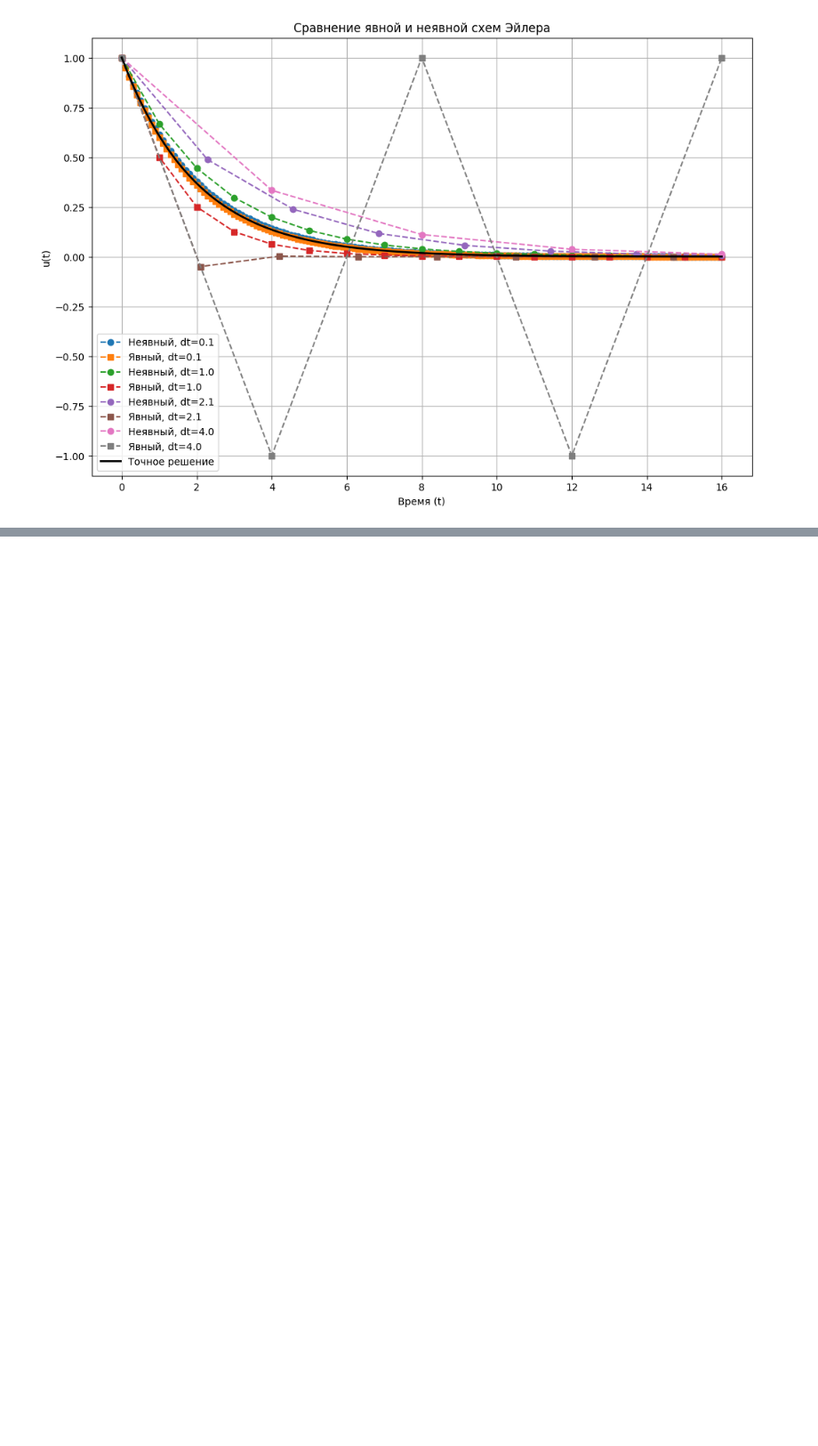
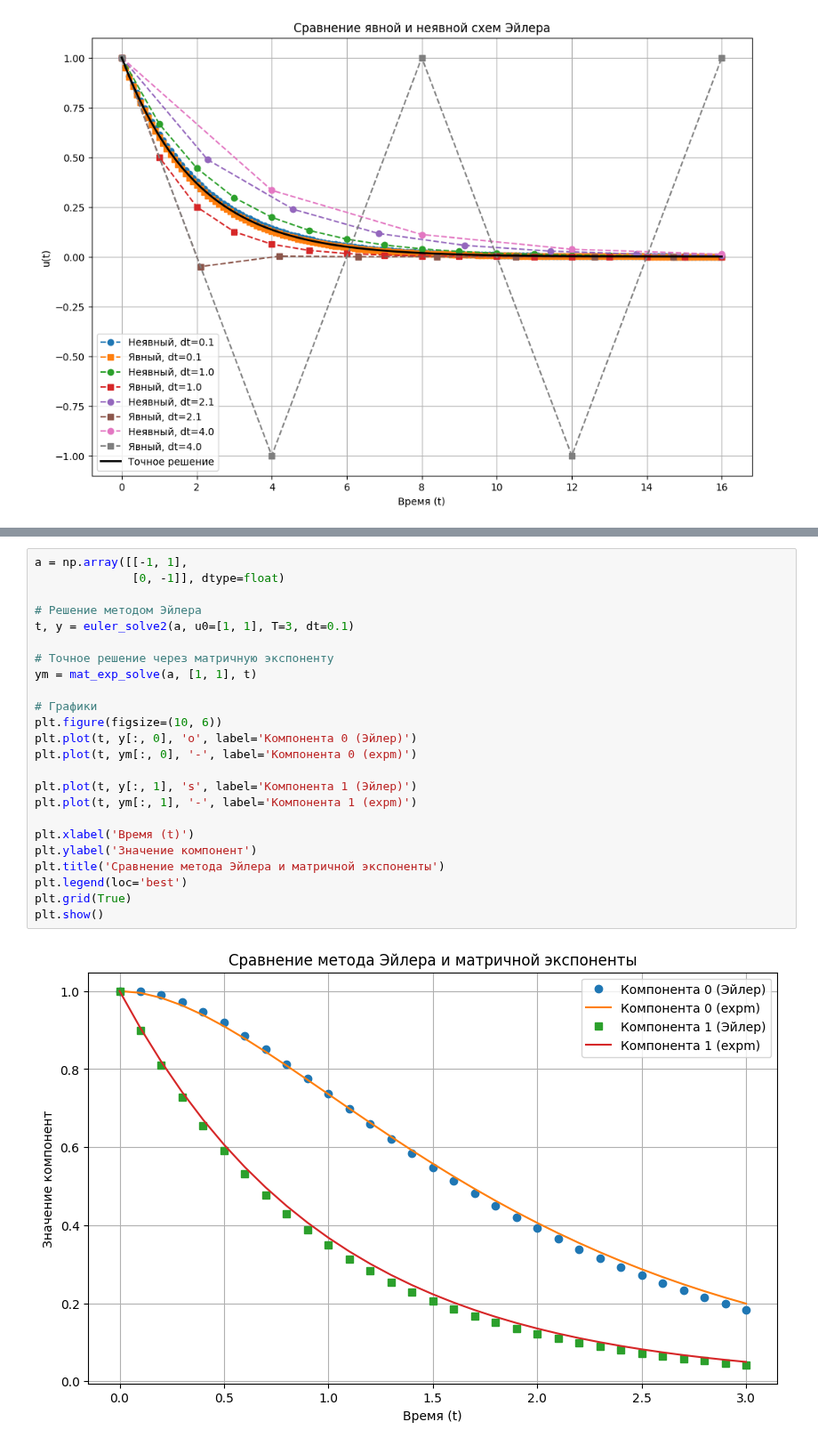
Before and after one commit to OhNoMyRook/Calculus, a Jupyter notebook: 2sem-5.ipynb, the cells around one changed output, grey strips where cells are left out. Shown at 89% size. Saved outputs shown, nothing was run; the diff lists cells and outputs as text; blank space fills up the shorter version.

```diff
--- a/2sem-5.ipynb
+++ b/2sem-5.ipynb
@@ -66,0 +141,26 @@ plt.show()
+# %%
+a = np.array([[-1, 1],
+              [0, -1]], dtype=float)
+
+# Решение методом Эйлера
+t, y = euler_solve2(a, u0=[1, 1], T=3, dt=0.1)
+
+# Точное решение через матричную экспоненту
+ym = mat_exp_solve(a, [1, 1], t)
+
+# Графики
+plt.figure(figsize=(10, 6))
+plt.plot(t, y[:, 0], 'o', label='Компонента 0 (Эйлер)')
+plt.plot(t, ym[:, 0], '-', label='Компонента 0 (expm)')
+
+plt.plot(t, y[:, 1], 's', label='Компонента 1 (Эйлер)')
+plt.plot(t, ym[:, 1], '-', label='Компонента 1 (expm)')
+
+plt.xlabel('Время (t)')
+plt.ylabel('Значение компонент')
+plt.title('Сравнение метода Эйлера и матричной экспоненты')
+plt.legend(loc='best')
+plt.grid(True)
+plt.show()
+# %% [output]
+[figure, added]
```
Also changed, not shown: parts of 5 cells of this notebook.
